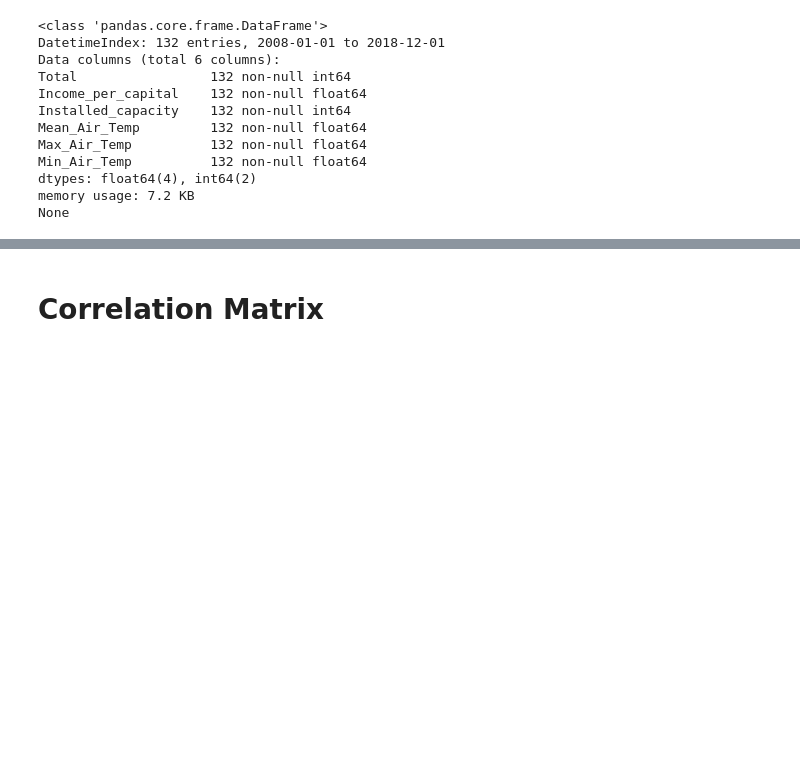
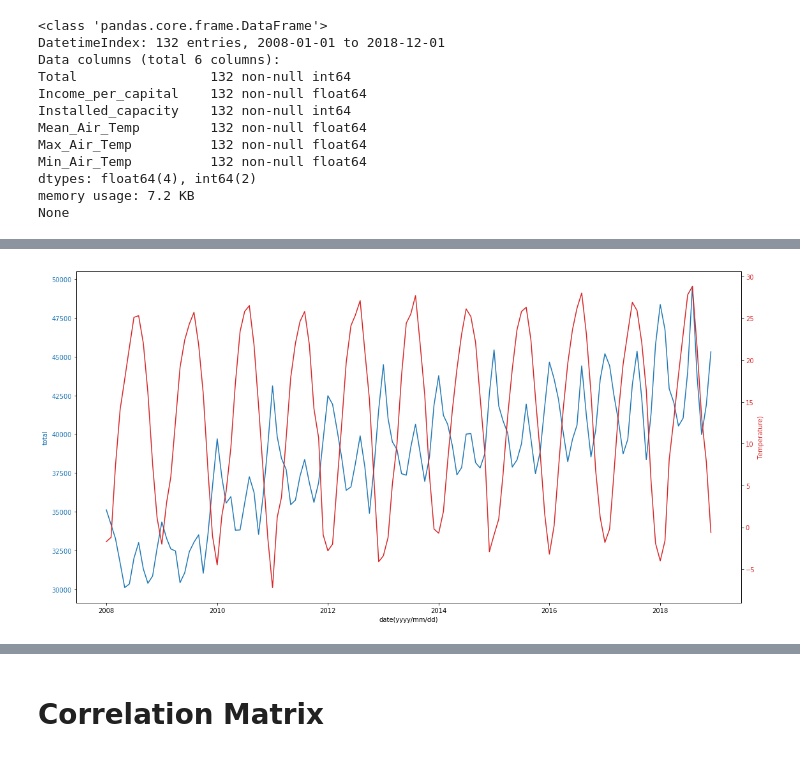
Before and after one commit to hwansoo1981/ai, a Jupyter notebook: GroupA_PowerGrid.ipynb, the cells around one changed output, grey strips where cells are left out. Cells and saved outputs as stored; diff of their text form; code cells hidden in the pictures; blank space fills up the shorter version.

```diff
--- a/GroupA_PowerGrid.ipynb
+++ b/GroupA_PowerGrid.ipynb
@@ -69,4 +73,24 @@ Text(0.5, 1.0, 'Time series data for power consumption')
 [figure]
+# %%
+fig, ax1 = plt.subplots(figsize=(16,8))
+
+color = 'tab:blue'
+ax1.set_xlabel('date(yyyy/mm/dd)')
+ax1.set_ylabel('total', color=color)
+ax1.plot(df_pg['Total'], color=color)
+ax1.tick_params(axis='y', labelcolor=color)
+
+ax2 = ax1.twinx()  # instantiate a second axes that shares the same x-axis
+
+color = 'tab:red'
+ax2.set_ylabel('Temperature)', color=color)  # we already handled the x-label with ax1
+ax2.plot(df_pg['Mean_Air_Temp'], color=color)
+ax2.tick_params(axis='y', labelcolor=color)
+
+fig.tight_layout()  # otherwise the right y-label is slightly clipped
+plt.show()
+# %% [output]
+[figure, added]
 # %%
 plt.figure(figsize = (12, 6))
 
```
Also changed, not shown: parts of 16 cells of this notebook.
